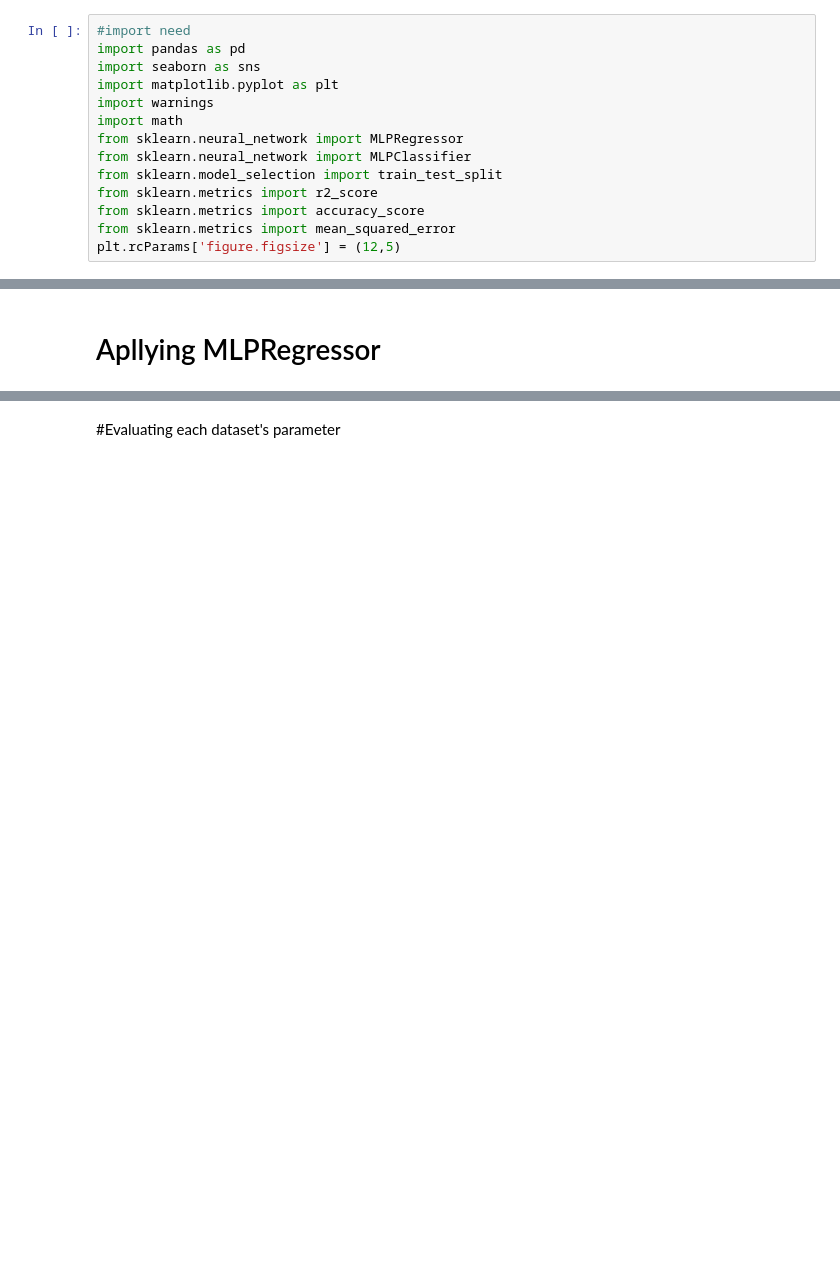
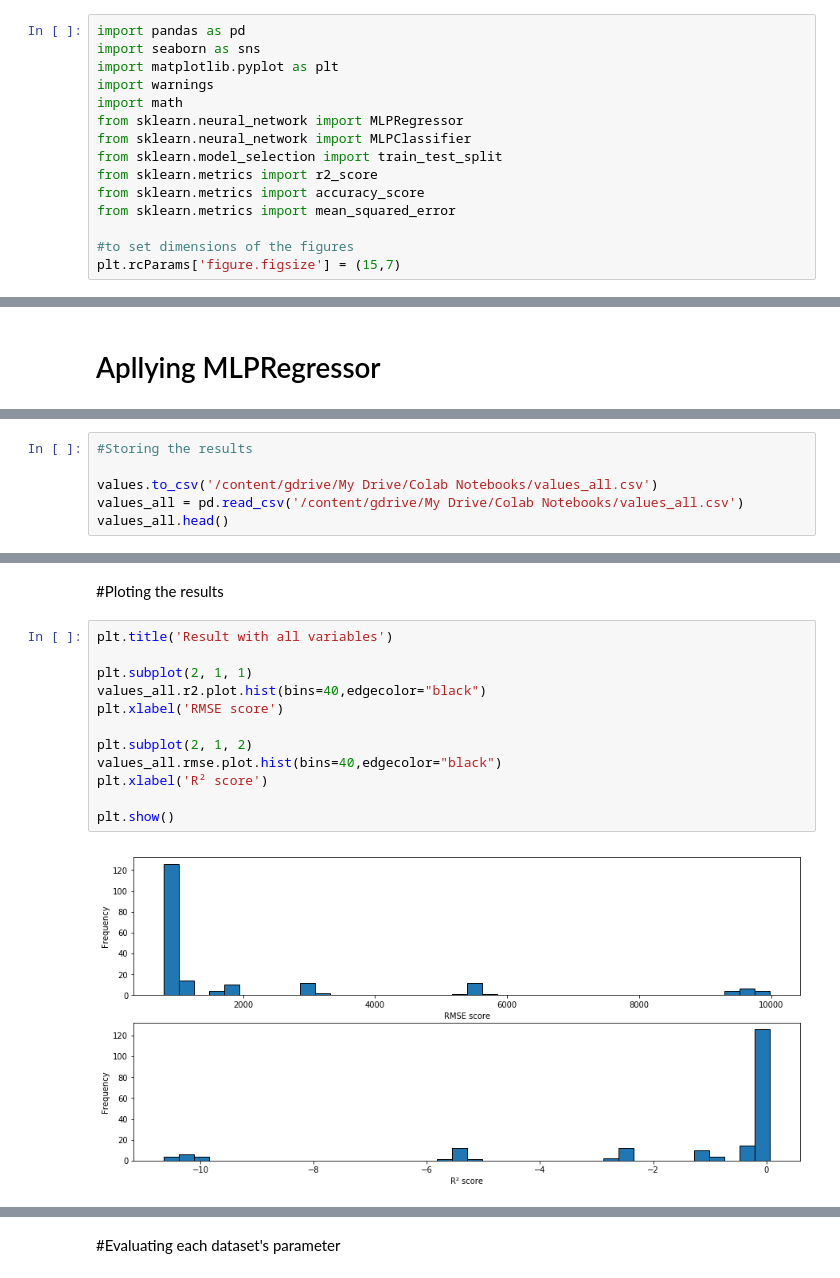
Before and after one commit to SamuelHericles/climate_data, a Jupyter notebook: Model_machine_learning/MLP_algorithm-checkpoint.ipynb, the cells around one changed output, grey strips where cells are left out. Drawn from its saved outputs; the diff is of its cells as text; blank space fills up the shorter version.

```diff
--- a/Model_machine_learning/MLP_algorithm-checkpoint.ipynb
+++ b/Model_machine_learning/MLP_algorithm-checkpoint.ipynb
@@ -1,5 +3,4 @@
 # %%
-#import need
 import pandas as pd
 import seaborn as sns
 import matplotlib.pyplot as plt
@@ -11,5 +12,7 @@ from sklearn.model_selection import train_test_split
 from sklearn.metrics import r2_score
 from sklearn.metrics import accuracy_score
 from sklearn.metrics import mean_squared_error
-plt.rcParams['figure.figsize'] = (12,5)
+
+#to set dimensions of the figures
+plt.rcParams['figure.figsize'] = (15,7)
 # %%
@@ -316,0 +199,6 @@ values.head()
+# %%
+#Storing the results
+
+values.to_csv('/content/gdrive/My Drive/Colab Notebooks/values_all.csv')
+values_all = pd.read_csv('/content/gdrive/My Drive/Colab Notebooks/values_all.csv')
+values_all.head()
@@ -316,0 +224,16 @@ values.head()
+# %% [markdown]
+#Ploting the results
+# %%
+plt.title('Result with all variables')
+
+plt.subplot(2, 1, 1)
+values_all.r2.plot.hist(bins=40,edgecolor="black")
+plt.xlabel('RMSE score')
+
+plt.subplot(2, 1, 2)
+values_all.rmse.plot.hist(bins=40,edgecolor="black")
+plt.xlabel('R² score')
+
+plt.show()
+# %% [output]
+[figure, added]
```
Also changed, not shown: parts of 60 cells of this notebook.
